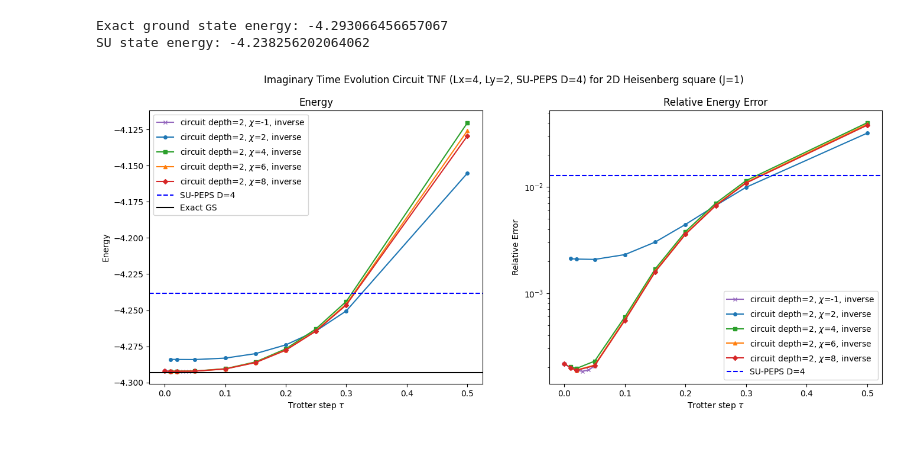
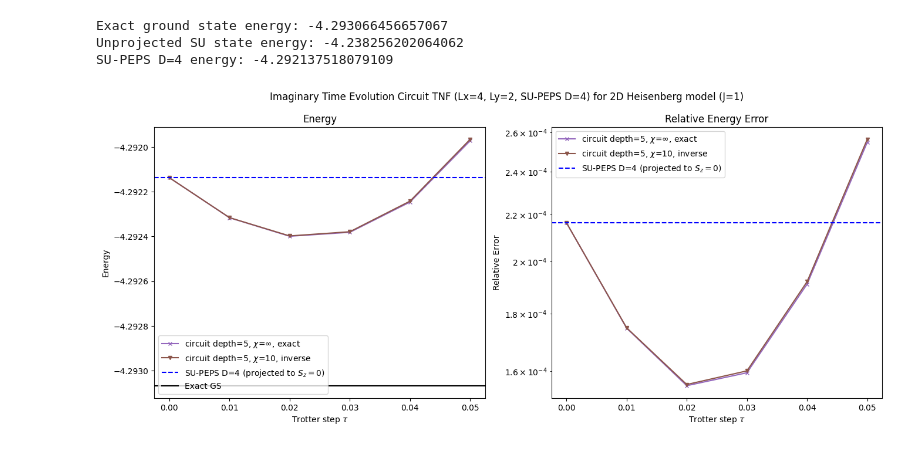
Before and after one commit to sjdu10/vmc_torch, a Jupyter notebook: vmc_torch/experiment/circuitTNF/plot2d.ipynb, the cells around one changed output. Cells and saved outputs as stored; diff of their text form; code cells hidden in the pictures.

```diff
--- a/vmc_torch/experiment/circuitTNF/plot2d.ipynb
+++ b/vmc_torch/experiment/circuitTNF/plot2d.ipynb
@@ -22,58 +22,66 @@ for from_which in ['zmax']:
         max_bond = int(parts[5].split('=')[1])
         data_dict[(depth, tau, max_bond)] = Es
 
-    depth = 2
-    chis = [-1, 2, 4, 6, 8]
-    chi_symbol = {2: 'o', 4: 's', 6: '^', 8: 'D', -1: 'x'}
-    chi_colors = {2: 'tab:blue', 4: 'tab:green', 6: 'tab:orange', 8: 'tab:red', -1: 'tab:purple'}
+    depth = 5
+    chis = [-1, 2, 4, 6, 8, 10]
+    chi_symbol = {2: 'o', 4: 's', 6: '^', 8: 'D', -1: 'x', 10: 'v'}
+    chi_colors = {2: 'tab:blue', 4: 'tab:green', 6: 'tab:orange', 8: 'tab:red', -1: 'tab:purple', 10: 'tab:brown'}
     direction_linestyles = {'spatial': '--', 'inverse': '-'}
     chi_tau_Es = {chi: [] for chi in chis}
     exact_E = data_dict.values().__iter__().__next__()[2]
     print(f'Exact ground state energy: {exact_E}')
-    SU_E = data_dict.values().__iter__().__next__()[1]
-    print(f'SU state energy: {SU_E}')
+    SU_E_raw = data_dict.values().__iter__().__next__()[1]
+    print(f'Unprojected SU state energy: {SU_E_raw}')
     for depth_tau_chi, Es in data_dict.items():
         d, tau, chi = depth_tau_chi
         if d == depth and chi in chis:
             chi_tau_Es[chi].append([tau, Es[0]])  # (tau, variational energy)
+            # if tau==0.0:
+            #     SU_E = Es[0]
+            #     print(f'Projected SU state energy: {SU_E}')
 
     for chi, values in chi_tau_Es.items():
         chi_tau_Es[chi] = np.array(values).transpose()
 
-    # print(chi_tau_Es)
 
     for chi, plot_data in chi_tau_Es.items():
         try:
             taus, Es = plot_data
             # sort by taus
             sorted_indices = np.argsort(taus)
             taus = taus[sorted_indices]
             Es = Es[sorted_indices]
-            ax[0].plot(taus, Es, label=rf'circuit depth={depth}, $\chi$={chi}, {direction}', marker=chi_symbol[chi], markersize=4, linestyle=direction_linestyles[direction], color=chi_colors[chi])
+            chi_legend = chi if chi != -1 else r'$\infty$'
+            direction_legend = direction if chi != -1 else 'exact'
+            ax[0].plot(taus, Es, label=rf'circuit depth={depth}, $\chi$={chi_legend}, {direction_legend}', marker=chi_symbol[chi], markersize=4, linestyle=direction_linestyles[direction], color=chi_colors[chi])
 
             # rel err
             rel_errs = np.abs((Es - exact_E) / exact_E)
-            ax[1].plot(taus, rel_errs,  label=rf'circuit depth={depth}, $\chi$={chi}, {direction}', marker=chi_symbol[chi], markersize=4, linestyle=direction_linestyles[direction], color=chi_colors[chi])
+            ax[1].plot(taus, rel_errs,  label=rf'circuit depth={depth}, $\chi$={chi_legend}, {direction_legend}', marker=chi_symbol[chi], markersize=4, linestyle=direction_linestyles[direction], color=chi_colors[chi])
 
         except ValueError:
             continue
 
-ax[0].axhline(y=SU_E, color='b', linestyle='--', label=f'SU-PEPS D={D}')
+SU_E = -4.292137518079109
+print(f'SU-PEPS D={D} energy: {SU_E}')
+# ax[0].axhline(y=SU_E_raw, color='gray', linestyle=':', label=rf'SU-PEPS D={D} (unprojected)')
+ax[0].axhline(y=SU_E, color='b', linestyle='--', label=rf'SU-PEPS D={D} (projected to $S_z=0$)')
 ax[0].axhline(y=exact_E, color='black', linestyle='-', label='Exact GS')
 ax[0].set_xlabel(r'Trotter step $\tau$')
 ax[0].set_ylabel('Energy')
-ax[0].set_title(f'Energy')
+ax[0].set_title('Energy')
 ax[0].legend()
 
-ax[1].axhline(y=abs((SU_E - exact_E)/exact_E), color='b', linestyle='--', label=f'SU-PEPS D={D}')
+ax[1].axhline(y=abs((SU_E - exact_E)/exact_E), color='b', linestyle='--', label=f'SU-PEPS D={D} (projected to $S_z=0$)')
 ax[1].set_yscale('log')
 ax[1].set_xlabel(r'Trotter step $\tau$')
 ax[1].set_ylabel('Relative Error')
-ax[1].set_title(f'Relative Energy Error')
+ax[1].set_title('Relative Energy Error')
 ax[1].legend()
-plt.suptitle(rf'Imaginary Time Evolution Circuit TNF (Lx={Lx}, Ly={Ly}, SU-PEPS D={D}) for 2D Heisenberg square (J=1)')
+plt.suptitle(rf'Imaginary Time Evolution Circuit TNF (Lx={Lx}, Ly={Ly}, SU-PEPS D={D}) for 2D Heisenberg model (J=1)')
 plt.show()
 # %% [output]
 Exact ground state energy: -4.293066456657067
-SU state energy: -4.238256202064062
+Unprojected SU state energy: -4.238256202064062
+SU-PEPS D=4 energy: -4.292137518079109
-[figure, old version]
+[figure, new version]
```
Also changed, not shown: parts of 2 cells of this notebook, 11 other files.
